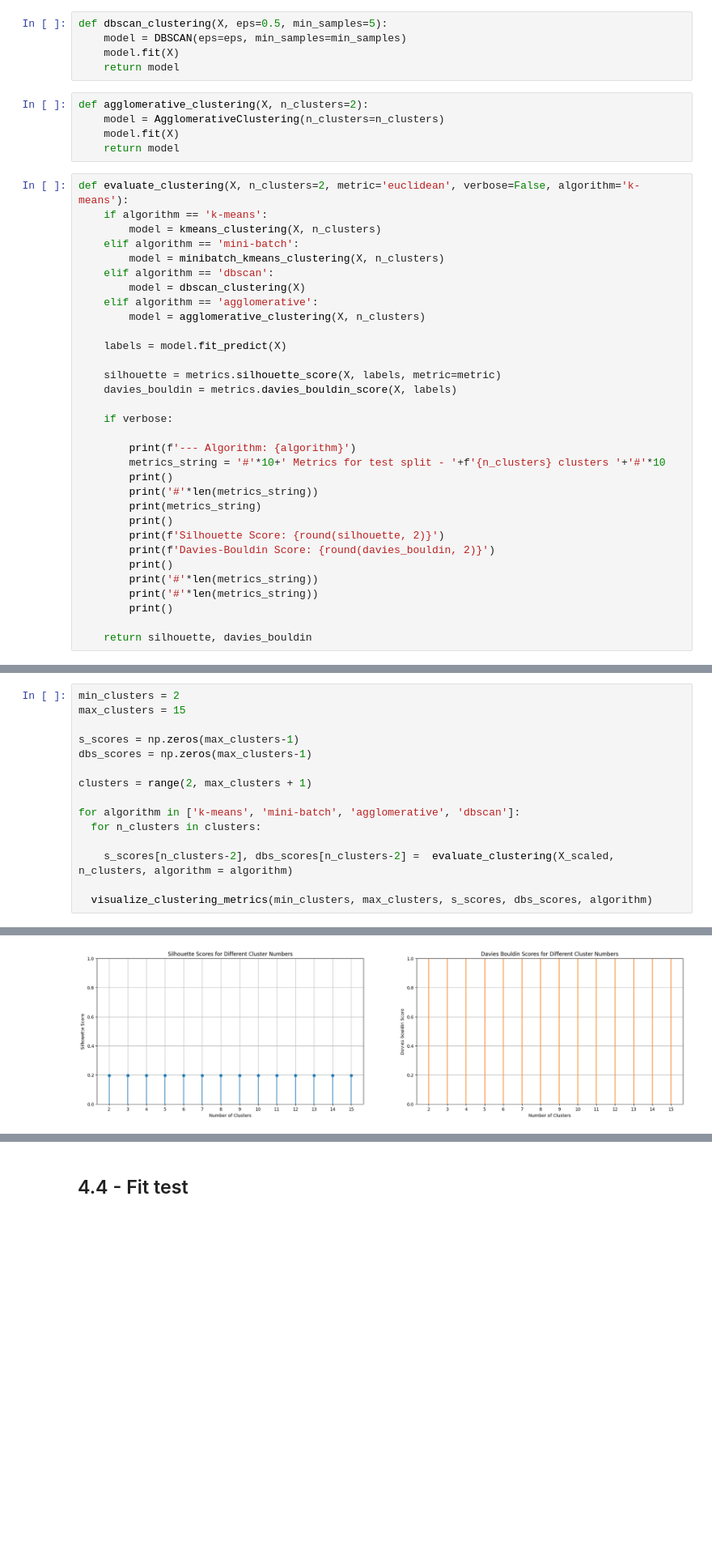
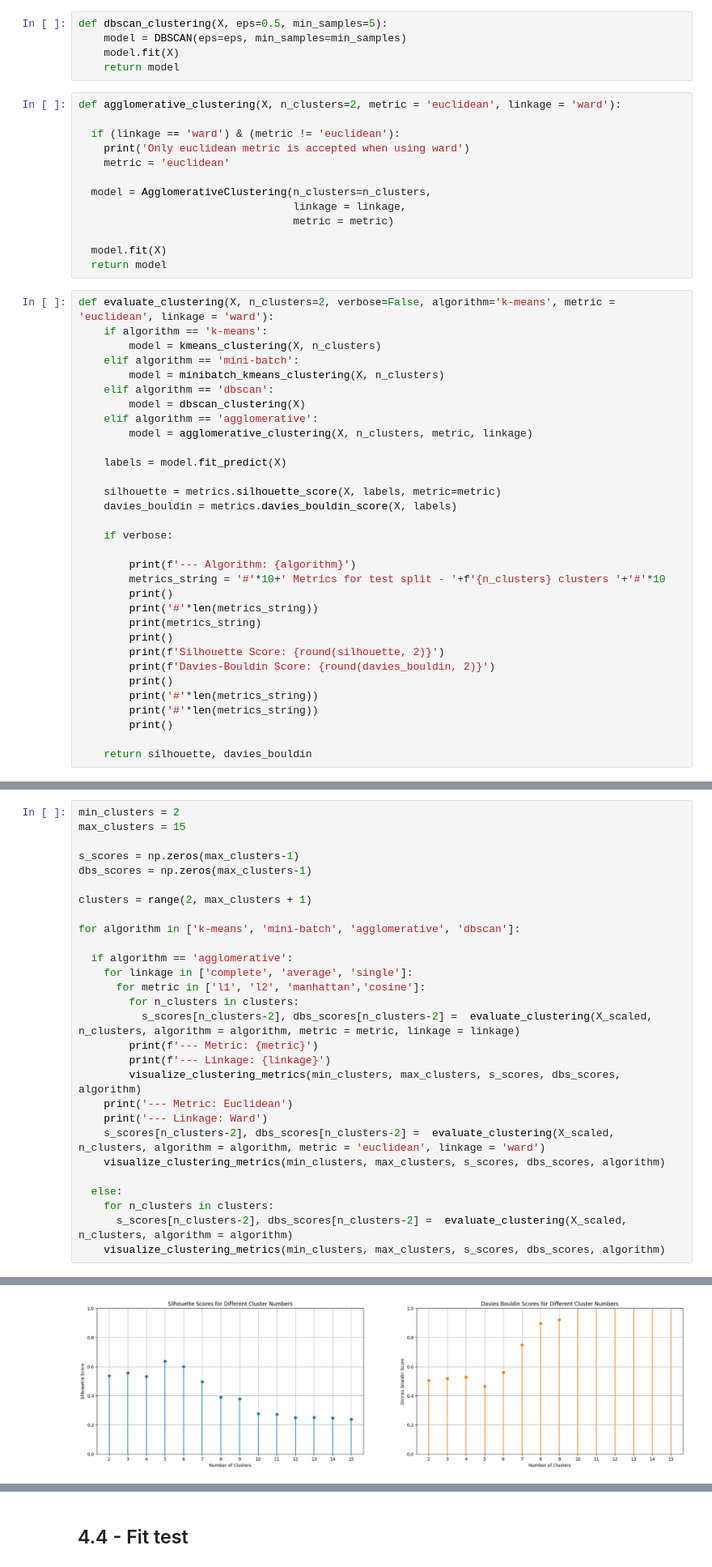
Before and after one commit to douglasmmachado/MedicineConsumption, a Jupyter notebook: notebooks/unified_approach/4_Clustering.ipynb, the cells around one changed output, grey strips where cells are left out. Shown at 81% size. Cells and saved outputs as stored; diff of their text form; blank space fills up the shorter version.

```diff
--- a/notebooks/unified_approach/4_Clustering.ipynb
+++ b/notebooks/unified_approach/4_Clustering.ipynb
@@ -169,12 +182,20 @@ def dbscan_clustering(X, eps=0.5, min_samples=5):
     model.fit(X)
     return model
 # %%
-def agglomerative_clustering(X, n_clusters=2):
-    model = AgglomerativeClustering(n_clusters=n_clusters)
-    model.fit(X)
-    return model
+def agglomerative_clustering(X, n_clusters=2, metric = 'euclidean', linkage = 'ward'):
+
+  if (linkage == 'ward') & (metric != 'euclidean'):
+    print('Only euclidean metric is accepted when using ward')
+    metric = 'euclidean'
+
+  model = AgglomerativeClustering(n_clusters=n_clusters,
+                                  linkage = linkage,
+                                  metric = metric)
+
+  model.fit(X)
+  return model
 # %%
-def evaluate_clustering(X, n_clusters=2, metric='euclidean', verbose=False, algorithm='k-means'):
+def evaluate_clustering(X, n_clusters=2, verbose=False, algorithm='k-means', metric = 'euclidean', linkage = 'ward'):
     if algorithm == 'k-means':
         model = kmeans_clustering(X, n_clusters)
     elif algorithm == 'mini-batch':
@@ -182,7 +203,7 @@ def evaluate_clustering(X, n_clusters=2, metric='euclidean', verbose=False, algo
     elif algorithm == 'dbscan':
         model = dbscan_clustering(X)
     elif algorithm == 'agglomerative':
-        model = agglomerative_clustering(X, n_clusters)
+        model = agglomerative_clustering(X, n_clusters, metric, linkage)
 
     labels = model.fit_predict(X)
 
@@ -345,11 +366,24 @@ dbs_scores = np.zeros(max_clusters-1)
 clusters = range(2, max_clusters + 1)
 
 for algorithm in ['k-means', 'mini-batch', 'agglomerative', 'dbscan']:
-  for n_clusters in clusters:
 
-    s_scores[n_clusters-2], dbs_scores[n_clusters-2] =  evaluate_clustering(X_scaled, n_clusters, algorithm = algorithm)
+  if algorithm == 'agglomerative':
+    for linkage in ['complete', 'average', 'single']:
+      for metric in ['l1', 'l2', 'manhattan','cosine']:
+        for n_clusters in clusters:
+          s_scores[n_clusters-2], dbs_scores[n_clusters-2] =  evaluate_clustering(X_scaled, n_clusters, algorithm = algorithm, metric = metric, linkage = linkage)
+        print(f'--- Metric: {metric}')
+        print(f'--- Linkage: {linkage}')
+        visualize_clustering_metrics(min_clusters, max_clusters, s_scores, dbs_scores, algorithm)
+    print('--- Metric: Euclidean')
+    print('--- Linkage: Ward')
+    s_scores[n_clusters-2], dbs_scores[n_clusters-2] =  evaluate_clustering(X_scaled, n_clusters, algorithm = algorithm, metric = 'euclidean', linkage = 'ward')
+    visualize_clustering_metrics(min_clusters, max_clusters, s_scores, dbs_scores, algorithm)
 
-  visualize_clustering_metrics(min_clusters, max_clusters, s_scores, dbs_scores, algorithm)
+  else:
+    for n_clusters in clusters:
+      s_scores[n_clusters-2], dbs_scores[n_clusters-2] =  evaluate_clustering(X_scaled, n_clusters, algorithm = algorithm)
+    visualize_clustering_metrics(min_clusters, max_clusters, s_scores, dbs_scores, algorithm)
 # %% [output]
 -----------------------------------------------------------------------------------------
 -----------------------------------------------------------------------------------------
@@ -393 +431 @@ Best score for Davies Bouldin metric: 1.39 for 2 clusters
-[figure, old version]
+[figure, new version]
```
Also changed, not shown: parts of 10 cells of this notebook.
